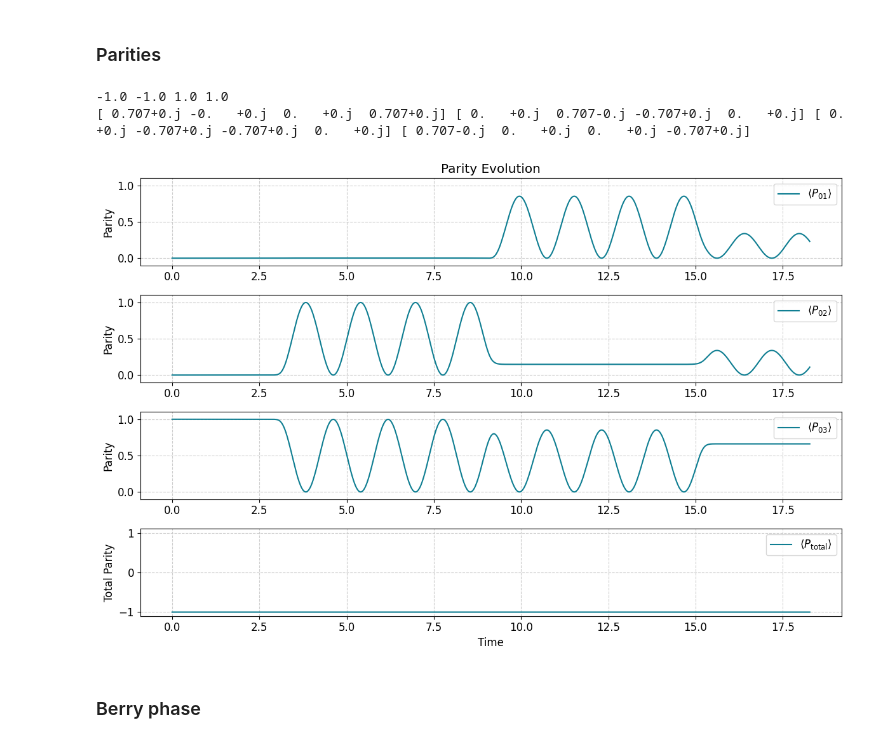
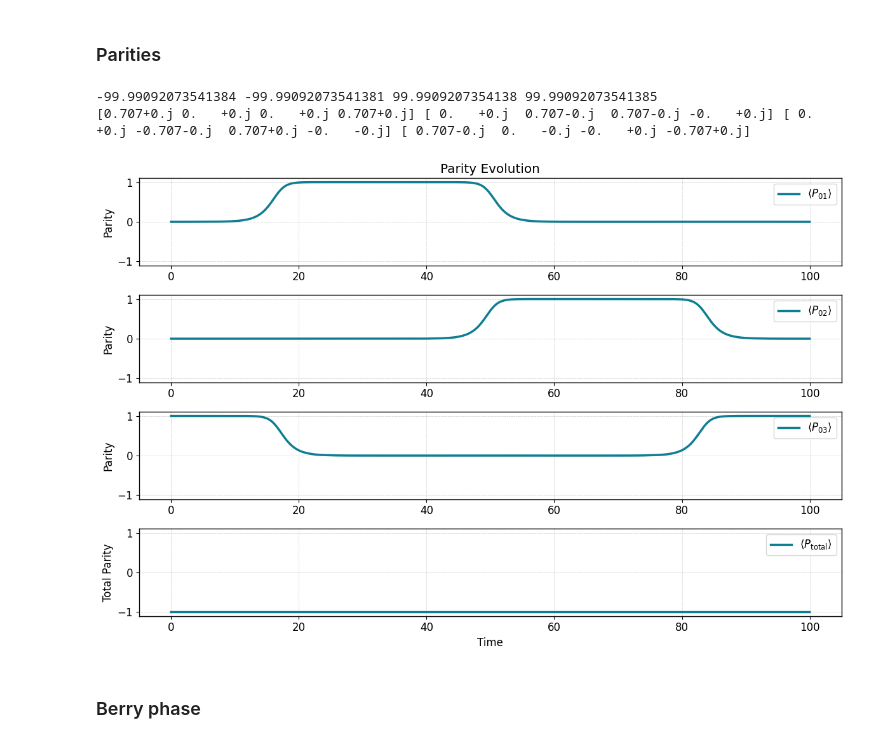
Before and after one commit to hishemok/FYS5419, a Jupyter notebook: Project_2/Braiding_project.ipynb, the cells around one changed output. Cells and saved outputs as stored; diff of their text form; code cells hidden in the pictures.

```diff
--- a/Project_2/Braiding_project.ipynb
+++ b/Project_2/Braiding_project.ipynb
@@ -423,7 +585,7 @@ With $H(t)$ implemented, study how the energy spectrum evolves during the protoc
 # %%
 
 @njit
-def delta_pulse(t, T_peak, width, s, Delta_max, Delta_min):
+def delta_pulse(t, T_peak, width, s, Δ_max, Δ_min):
     """
     Improved smooth delta pulse with controllable width and steepness
     """
@@ -435,18 +597,18 @@ def delta_pulse(t, T_peak, width, s, Delta_max, Delta_min):
     rise = 1/(1 + np.exp(-s*(t - T_start)))
     fall = 1/(1 + np.exp(s*(t - T_end)))
 
-    return Delta_min + (Delta_max - Delta_min) * rise * fall
+    return Δ_min + (Δ_max - Δ_min) * rise * fall
 
 @njit
-def build_hamiltonian(t, T_total, Delta_max, Delta_min, s, width, g0, g1, g2, g3):
+def build_hamiltonian(t, T_total, Δ_max, Δ_min, s, width, g0, g1, g2, g3):
     """
     Constructs the time-dependent Hamiltonian H(t) = Σ Δ_j(t) iγ₀γ_j
     """
 
     # Time-dependent couplings
-    Δ3 = delta_pulse(t, 0, width, s, Delta_max, Delta_min) + delta_pulse(t, T_total, width, s, Delta_max, Delta_min) - Delta_min
-    Δ1 = delta_pulse(t, T_total/3, width, s, Delta_max, Delta_min)
-    Δ2 = delta_pulse(t, 2*T_total/3, width, s, Delta_max, Delta_min)
+    Δ3 = delta_pulse(t, 0, width, s, Δ_max, Δ_min) + delta_pulse(t, T_total, width, s, Δ_max, Δ_min) - Δ_min
+    Δ1 = delta_pulse(t, T_total/3, width, s, Δ_max, Δ_min)
+    Δ2= delta_pulse(t, 2*T_total/3, width, s, Δ_max, Δ_min)
 
 
     # Construct Hamiltonian terms
@@ -456,13 +618,13 @@ def build_hamiltonian(t, T_total, Delta_max, Delta_min, s, width, g0, g1, g2, g3
 
     return H, (Δ1, Δ2, Δ3)
 
-def analyze_spectrum(T_total, Delta_max, Delta_min, s, width, g0, g1, g2, g3, n_points=1000):
+def analyze_spectrum(T_total, Δ_max, Δ_min, s, width, g0, g1, g2, g3, n_points=1000):
     times = np.linspace(0, T_total, n_points)
     energies = np.zeros((n_points, 4))  # Store all 4 eigenvalues
     couplings = np.zeros((n_points, 3))  # Store Δ1, Δ2, Δ3
 
     for i, t in enumerate(times):
-        H, couplings[i] = build_hamiltonian(t, T_total, Delta_max, Delta_min, s, width, g0, g1, g2, g3)
+        H, couplings[i] = build_hamiltonian(t, T_total, Δ_max, Δ_min, s, width, g0, g1, g2, g3)
 
         e_vals = np.linalg.eigvalsh(H)
         energies[i] = e_vals
@@ -485,7 +647,7 @@ def plot_results(times, energies, couplings):
     # Plot couplings
     plt.subplot(2, 1, 2)
     labels = ['Δ₁(t)', 'Δ₂(t)', 'Δ₃(t)']
-    linestyles = ['-', '-', '--']
+    linestyles = ['--', '-', '-']
     for i in range(3):
         plt.plot(times, couplings[:, i], label=labels[i], linestyle=linestyles[i])
     # for i in range(3):
@@ -498,20 +660,20 @@ def plot_results(times, energies, couplings):
     plt.tight_layout()
     plt.show()
 
-# Get Majorana operators
 g0, g1 = majorana_ops(0, 2)  # γ₀, γ₁
 g2, g3 = majorana_ops(1, 2)  # γ₂, γ₃
 
+
 T_total = 1.0
-Delta_max = 1.0
-Delta_min = 0.1
-s = 50.0
+Δ_max = 100.0
+Δ_min = 0
+s = 60.0
 width = T_total/3
 # Parameters
 params = {
     'T_total': T_total,
-    'Delta_max': Delta_max,
-    'Delta_min': Delta_min,
+    'Δ_max': Δ_max,
+    'Δ_min': Δ_min,
     's': s,
     'width': width,
     'g0': g0,
@@ -677,45 +885,45 @@ op2 = 1j * g0 @ g2
 op3 = 1j * g0 @ g3
 
 for i in range(psi.shape[0]):
-    Parities[i, 0] = np.abs(np.vdot(psi[i], op1@psi[i]))**2
-    Parities[i, 1] = np.abs(np.vdot(psi[i], op2@psi[i]))**2
-    Parities[i, 2] = np.abs(np.vdot(psi[i], op3@psi[i]))**2
+    Parities[i, 0] = (np.vdot(psi[i], op1@psi[i]))
+    Parities[i, 1] = (np.vdot(psi[i], op2@psi[i]))
+    Parities[i, 2] = (np.vdot(psi[i], op3@psi[i]))
     probs = np.abs(psi[i])**2  # shape (4,)
     Parities[i, 3] = np.dot(probs, basis_parities)
 
 plt.figure(figsize=(12, 8))
 
 plt.subplot(4,1,1)
 plt.ylabel('Parity')
 plt.title('Parity Evolution')
 plt.plot(times, Parities[:, 0], label=r'$⟨ P_{01} ⟩ $')
-plt.ylim(-0.1, 1.1)
+plt.ylim(-1.1, 1.1)
 plt.legend()
 
 plt.subplot(4,1,2)
 plt.ylabel('Parity')
 plt.plot(times, Parities[:, 1], label=r'$⟨ P_{02} ⟩ $')
-plt.ylim(-0.1, 1.1)
+plt.ylim(-1.1, 1.1)
 plt.legend()
 
 plt.subplot(4,1,3)
 plt.plot(times, Parities[:, 2], label=r'$⟨ P_{03} ⟩ $')
 plt.ylabel('Parity')
-plt.ylim(-0.1, 1.1)
+plt.ylim(-1.1, 1.1)
 plt.legend()
 
 plt.subplot(4,1,4)
 plt.plot(times, Parities[:, 3], label=r'$⟨ P_\mathrm{total} ⟩$')
 plt.ylabel('Total Parity')
 plt.xlabel('Time')
 plt.ylim(-1.1, 1.1)
 plt.legend()
 
 plt.tight_layout()
 plt.show()
 # %% [output]
--1.0 -1.0 1.0 1.0
-[ 0.707+0.j -0.   +0.j  0.   +0.j  0.707+0.j] [ 0.   +0.j  0.707-0.j -0.707+0.j  0.   +0.j] [ 0.   +0.j -0.707+0.j -0.707+0.j  0.   +0.j] [ 0.707-0.j  0.   +0.j  0.   +0.j -0.707+0.j]
+-99.99092073541384 -99.99092073541381 99.9909207354138 99.99092073541385
+[0.707+0.j 0.   +0.j 0.   +0.j 0.707+0.j] [ 0.   +0.j  0.707-0.j  0.707-0.j -0.   +0.j] [ 0.   +0.j -0.707-0.j  0.707+0.j -0.   -0.j] [ 0.707-0.j  0.   -0.j -0.   +0.j -0.707+0.j]
-[figure, old version]
+[figure, new version]
 # %% [markdown]
 ### Berry phase
```
Also changed, not shown: parts of 17 cells of this notebook.
